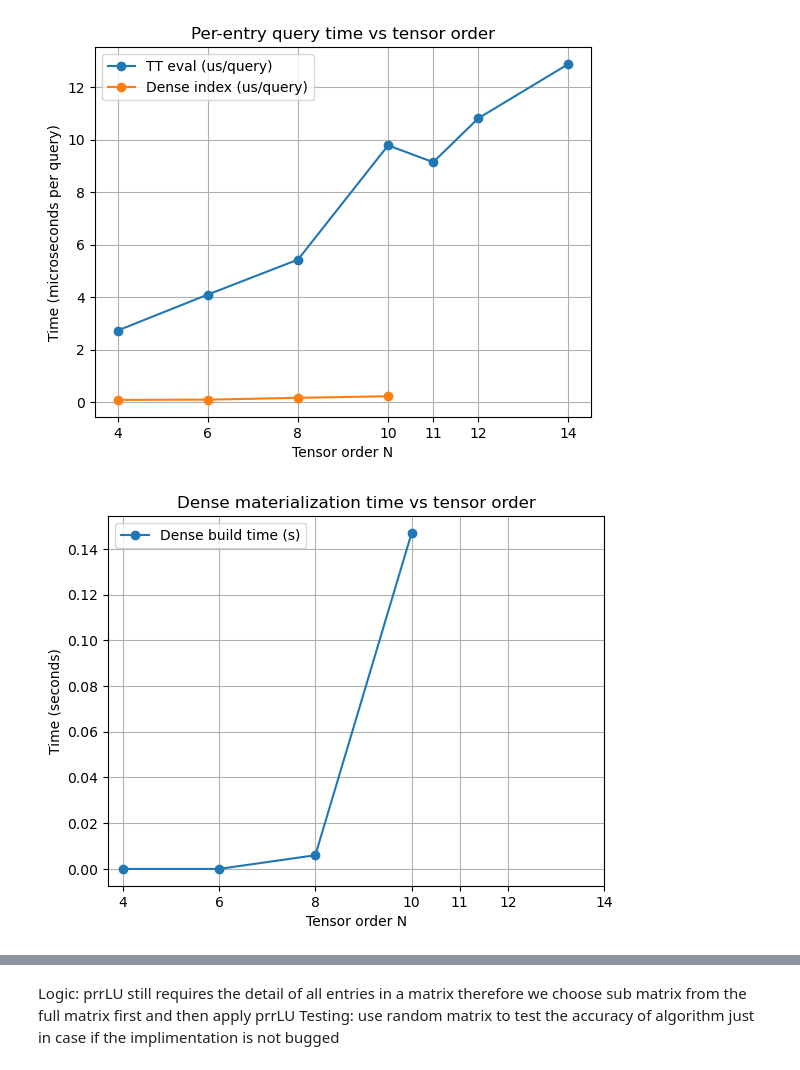
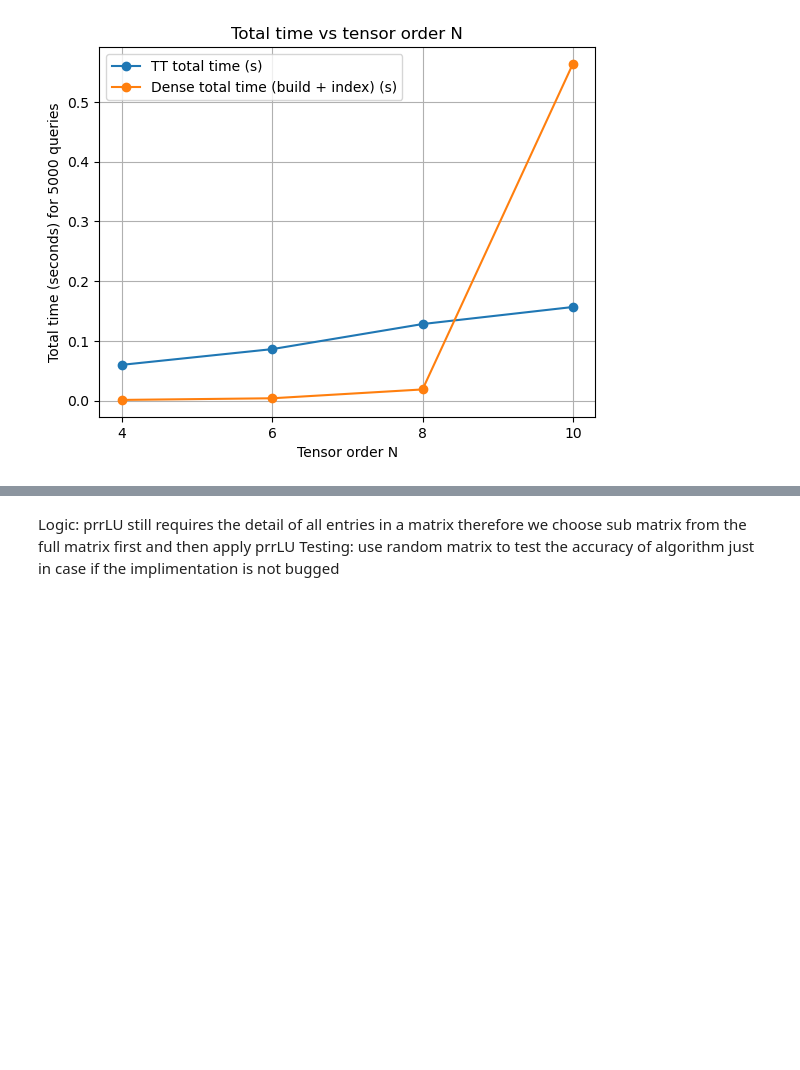
Before and after one commit to eric128234/Tensor-train-experiments, a Jupyter notebook: tt_core.ipynb, the cells around one changed output, grey strips where cells are left out. Drawn from its saved outputs; the diff is of its cells as text; code cells hidden in the pictures; blank space fills up the shorter version.

```diff
--- a/tt_core.ipynb
+++ b/tt_core.ipynb
@@ -227,13 +226,13 @@ def benchmark_entry_methods_safe(
         results.append((N, num_elems, dense_gb, tt_us, dense_build, ix_us, k_star))
 
     return results
-
-res = benchmark_entry_methods_safe(
-    N_list=(4,6,8,10,11,12,14),
+results = benchmark_entry_methods_safe(
+    N_list=(4, 6, 8, 10),
     n=6,
     r=8,
     n_queries=5000,
-    dense_dtype=np.float64,
-    safety_fraction=0.10
+    ram_gb=16,
+    safety_fraction=0.10,
+    dense_dtype=np.float64
 )
 # %% [output]
@@ -247,85 +243,27 @@ N=14, elems=78,364,164,096, dense~583.859 GB (float64): TT 11.76 us/q; dense ski
 # %%
 import numpy as np
 import matplotlib.pyplot as plt
 
-# If you already have `results` from benchmark_entry_methods_safe, use that.
-# Otherwise, paste your printed rows into this list manually.
+n_queries = 5000  # must match the benchmark call
 
-# Example: manually define from your output
-rows = [
-    # N, tt_us_per_q, dense_build_s, dense_index_us_per_q, dense_possible
-    (4,  2.73, 0.000, 0.09, True),
-    (6,  4.10, 0.000, 0.10, True),
-    (8,  5.43, 0.006, 0.17, True),
-    (10, 9.78, 0.147, 0.23, True),
-    (11, 9.14, None,  None, False),
-    (12, 10.81, None, None, False),
-    (14, 12.88, None, None, False),
-]
-
-N = np.array([r[0] for r in rows], dtype=int)
-tt_us = np.array([r[1] for r in rows], dtype=float)
-
-dense_build_s = np.array([np.nan if r[2] is None else r[2] for r in rows], dtype=float)
-dense_index_us = np.array([np.nan if r[3] is None else r[3] for r in rows], dtype=float)
-
-# ------------------------
-# Plot 1: per-query time
-# ------------------------
-plt.figure()
-plt.plot(N, tt_us, marker="o", label="TT eval (us/query)")
-plt.plot(N, dense_index_us, marker="o", label="Dense index (us/query)")
-
-plt.xlabel("Tensor order N")
-plt.ylabel("Time (microseconds per query)")
-plt.title("Per-entry query time vs tensor order")
-plt.xticks(N)
-plt.grid(True)
-plt.legend()
-plt.show()
-
-# ------------------------
-# Plot 2: dense build time
-# ------------------------
-plt.figure()
-plt.plot(N, dense_build_s, marker="o", label="Dense build time (s)")
-
-plt.xlabel("Tensor order N")
-plt.ylabel("Time (seconds)")
-plt.title("Dense materialization time vs tensor order")
-plt.xticks(N)
-plt.grid(True)
-plt.legend()
-plt.show()
-
+# tuple layout: (N, num_elems, dense_gb, tt_us_per_q, dense_build_s, dense_index_us_per_q, k_star)
 N = np.array([row[0] for row in results], dtype=int)
-
 tt_us_per_q = np.array([row[3] for row in results], dtype=float)
 dense_build_s = np.array([np.nan if row[4] is None else row[4] for row in results], dtype=float)
 dense_index_us_per_q = np.array([np.nan if row[5] is None else row[5] for row in results], dtype=float)
 
-# You used n_queries when running the benchmark; set it to the same value here
-n_queries = 5000
-
 tt_total_s = tt_us_per_q * 1e-6 * n_queries
 dense_total_s = dense_build_s + dense_index_us_per_q * 1e-6 * n_queries
 
-# ---- Plot total time vs N ----
 plt.figure()
 plt.plot(N, tt_total_s, marker="o", label="TT total time (s)")
 plt.plot(N, dense_total_s, marker="o", label="Dense total time (build + index) (s)")
-
 plt.xlabel("Tensor order N")
 plt.ylabel(f"Total time (seconds) for {n_queries} queries")
 plt.title("Total time vs tensor order N")
 plt.xticks(N)
 plt.grid(True)
 plt.legend()
-
-# If dense dominates, uncomment log scale:
-# plt.yscale("log")
-
 plt.show()
 # %% [output]
-[figure, old version]
+[figure, new version]
-[figure, removed]
```
Also changed, not shown: parts of 9 cells of this notebook.
